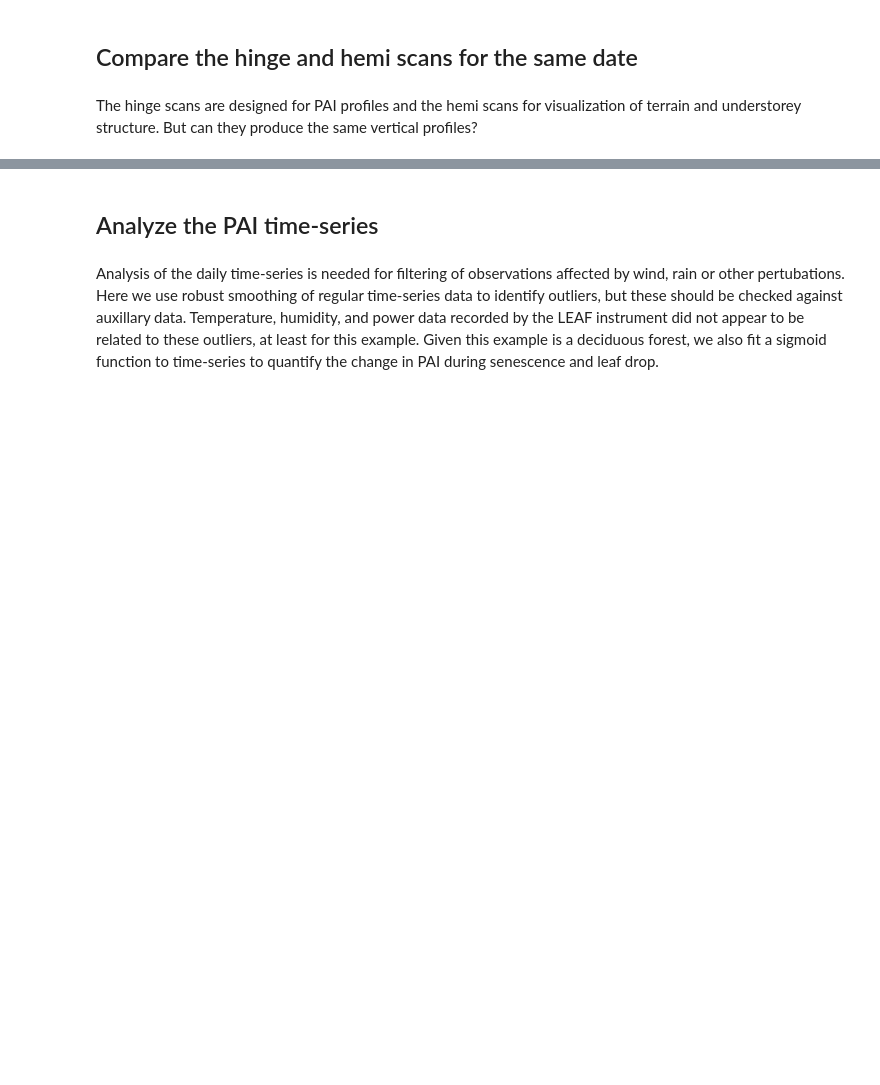
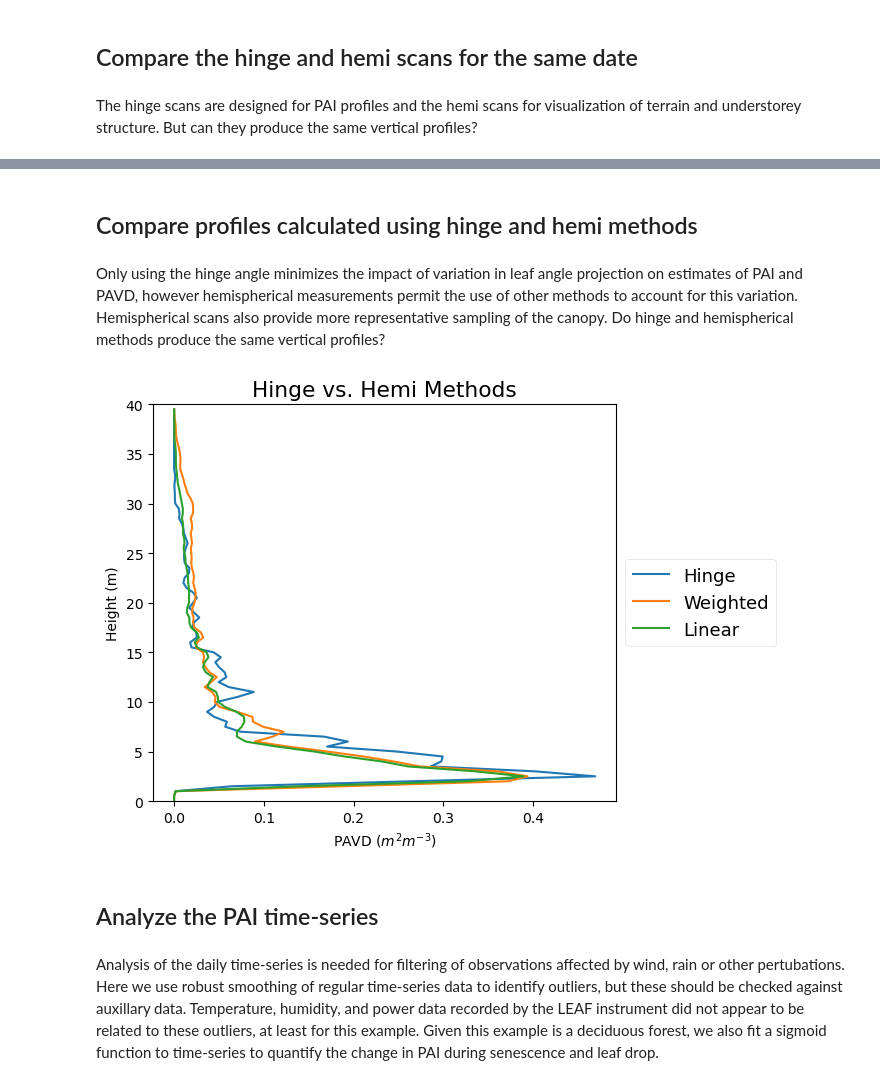
Before and after one commit to armstonj/pylidar-tls-canopy, a Jupyter notebook: notebooks/03_leaf_example.ipynb, the cells around one changed output, grey strips where cells are left out. Drawn from its saved outputs; the diff is of its cells as text; code cells hidden in the pictures; blank space fills up the shorter version.

```diff
--- a/notebooks/03_leaf_example.ipynb
+++ b/notebooks/03_leaf_example.ipynb
@@ -237,3 +237,26 @@ plot_vertical_profiles([hinge_pavd,hemi_pavd], vpp.height_bin,
+# %% [markdown]
+## Compare profiles calculated using hinge and hemi methods
+# %% [markdown]
+Only using the hinge angle minimizes the impact of variation in leaf angle projection on estimates of PAI and PAVD, however hemispherical measurements permit the use of other methods to account for this variation. Hemispherical scans also provide more representative sampling of the canopy. Do hinge and hemispherical methods produce the same vertical profiles?
+# %%
+hemi_vpp = plant_profile.Jupp2009(hres=0.5, zres=5, ares=90, min_z=5, max_z=70, min_h=0, max_h=40)
+hemi_valid = hemi_vpp.add_leaf_scan_position(hemi_file, method='FIRSTLAST',
+                                   min_zenith=5, max_zenith=70, sensor_height=1.5)
+hemi_vpp.get_pgap_theta_z(min_azimuth=0, max_azimuth=360)
+
+hinge_pai = hemi_vpp.calcHingePlantProfiles()
+hinge_pavd = hemi_vpp.get_pavd(hinge_pai)
+
+weighted_pai = hemi_vpp.calcSolidAnglePlantProfiles()
+weighted_pavd = hemi_vpp.get_pavd(weighted_pai)
+
+linear_pai = hemi_vpp.calcLinearPlantProfiles()
+linear_pavd = hemi_vpp.get_pavd(linear_pai)
+
+plot_vertical_profiles([hinge_pavd,weighted_pavd,linear_pavd], vpp.height_bin,
+   labels=['Hinge','Weighted','Linear'], ylim=[0,40], figsize=[7,5], title='Hinge vs. Hemi Methods')
+# %% [output]
+[figure, added]
 # %% [markdown]
 ## Analyze the PAI time-series
 # %% [markdown]
```
Also changed, not shown: parts of 5 cells of this notebook, 2 other files.
